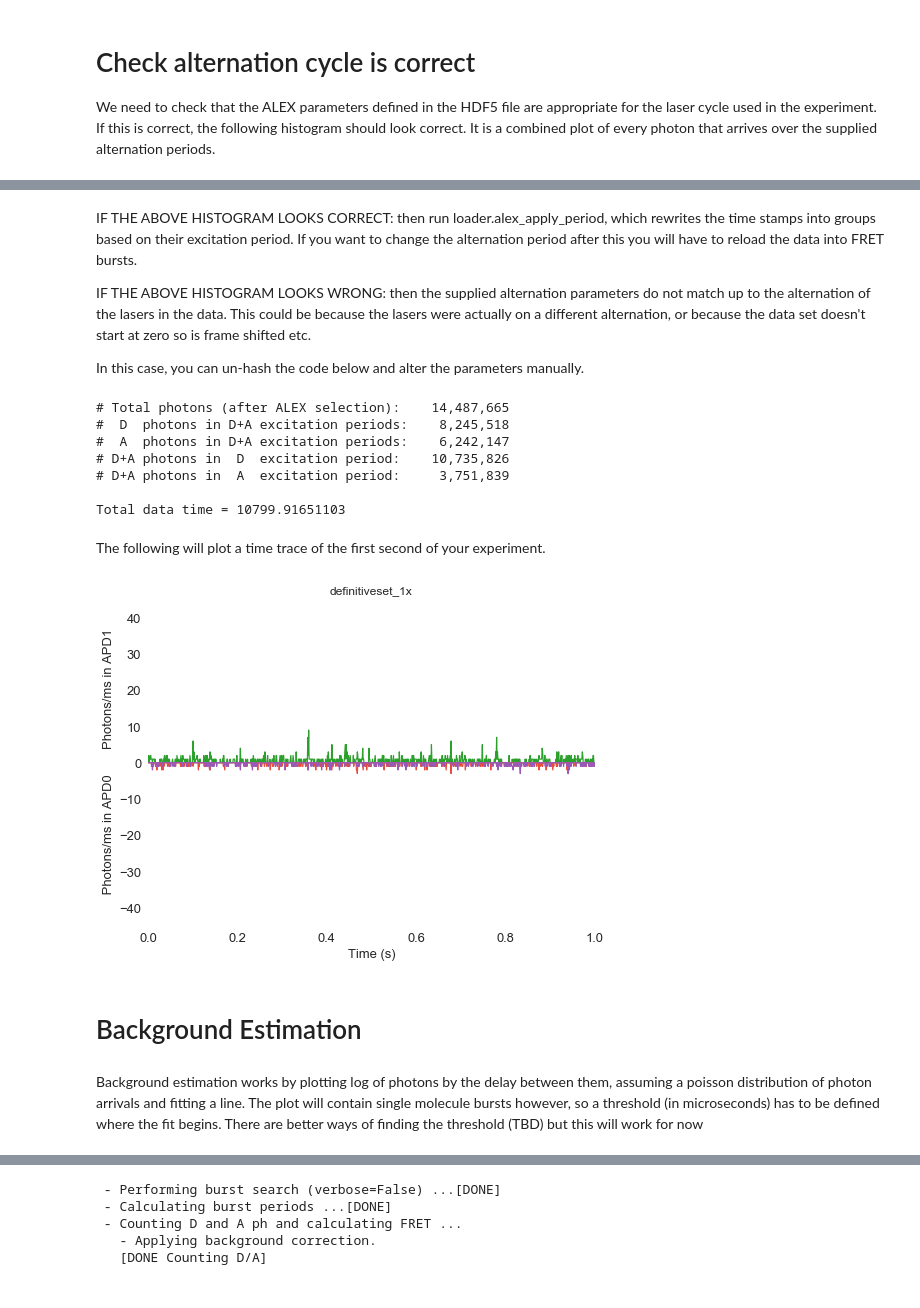
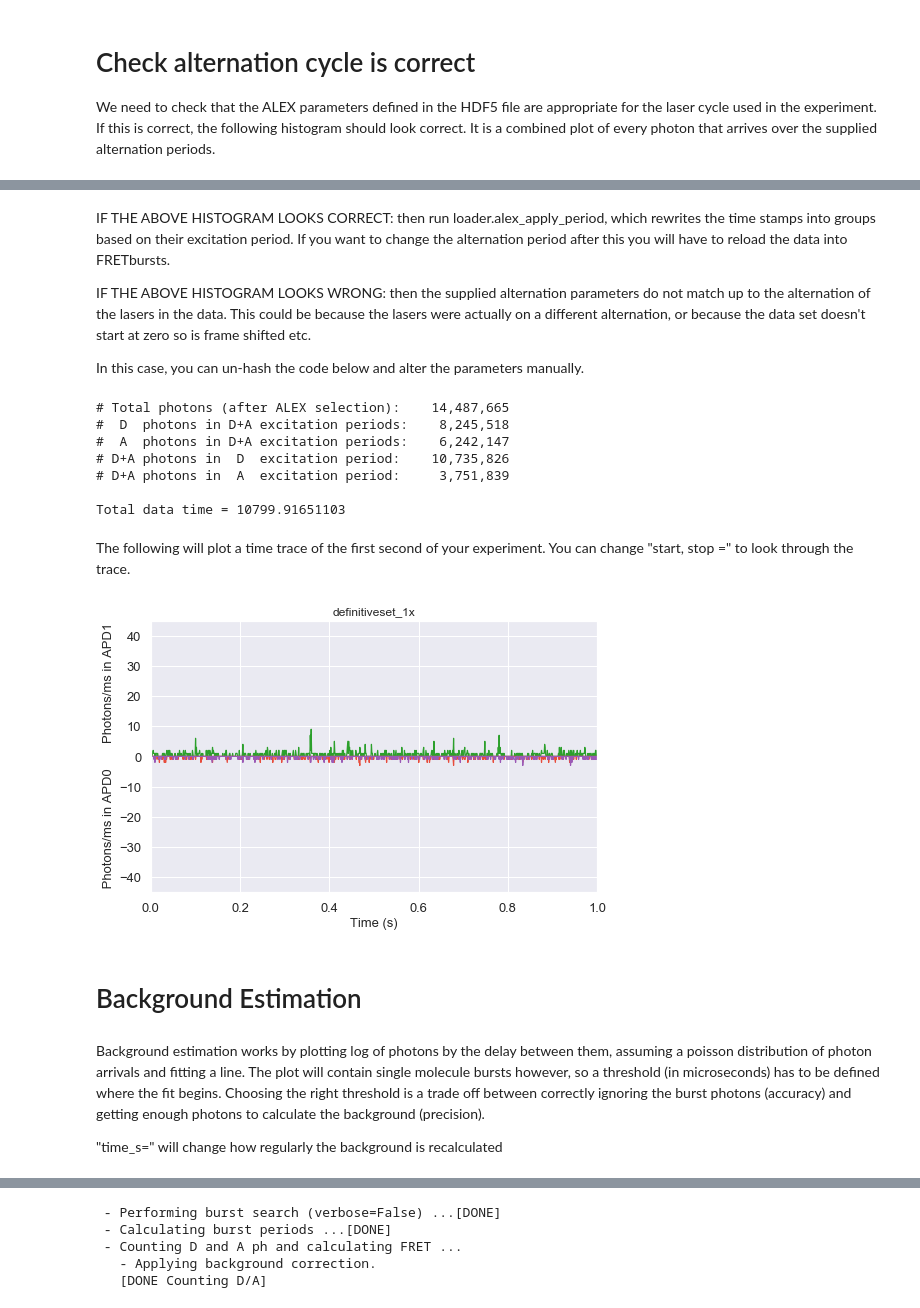
Before and after one commit to BenjaminAmbrose/smfBox, a Jupyter notebook: Jnotebooks/Correction Factor Finder Alpha-Delta.ipynb, the cells around one changed output, grey strips where cells are left out. Drawn from its saved outputs; the diff is of its cells as text; code cells hidden in the pictures.

```diff
--- a/Jnotebooks/Correction Factor Finder Alpha-Delta.ipynb
+++ b/Jnotebooks/Correction Factor Finder Alpha-Delta.ipynb
@@ -45,11 +41,3 @@ d.beta = 1.0
 # Check alternation cycle is correct
 
 We need to check that the ALEX parameters defined in the HDF5 file are appropriate for the laser cycle used in the experiment. If this is correct, the following histogram should look correct. It is a combined plot of every photon that arrives over the supplied alternation periods.
-# %%
-# Check alternation cycle is correct
-
-We need to check that the ALEX parameters defined in the HDF5 file are appropriate for the laser cycle used in the experiment. If this is correct, the following histogram should look correct. It is a combined plot of every photon that arrives over the supplied alternation periods. d.add(det_donor_accept = (0, 1),
-    alex_period = 10000,
-    offset = 0,
-    D_ON = (0, 4500),
-    A_ON = (5000, 9500))
@@ -62,5 +53,5 @@ bpl.plot_alternation_hist(d)
 # %% [markdown]
-IF THE ABOVE HISTOGRAM LOOKS CORRECT: then run loader.alex_apply_period, which rewrites the time stamps into groups based on their excitation period. If you want to change the alternation period after this you will have to reload the data into FRET bursts.
+IF THE ABOVE HISTOGRAM LOOKS CORRECT: then run loader.alex_apply_period, which rewrites the time stamps into groups based on their excitation period. If you want to change the alternation period after this you will have to reload the data into FRETbursts.
 
 IF THE ABOVE HISTOGRAM LOOKS WRONG: then the supplied alternation parameters do not match up to the alternation of the lasers in the data. This could be because the lasers were actually on a different alternation, or because the data set doesn't start at zero so is frame shifted etc.
 
@@ -84,19 +75,22 @@ print('Total data time = %s'%time)
 
 Total data time = 10799.91651103
 # %% [markdown]
-The following will plot a time trace of the first second of your experiment.
+The following will plot a time trace of the first second of your experiment. You can change "start, stop =" to look through the trace.
 # %%
-dplot(d, timetrace, binwidth=1e-3, tmin=0, tmax=15, figsize=(8,6))
-plt.xlim(0,1);
+start, stop = 0, 1
+dplot(d, timetrace, binwidth=1e-3, tmin=0, tmax=15, figsize=(8,5))
+plt.xlim(start, stop);
 plt.ylim(-45,45);
 
 plt.ylabel(" Photons/ms in APD0       Photons/ms in APD1");
 # %% [output]
-[figure, old version]
+[figure, new version]
 # %% [markdown]
 # Background Estimation
 # %% [markdown]
-Background estimation works by plotting log of photons by the delay between them, assuming a poisson distribution of photon arrivals and fitting a line. The plot will contain single molecule bursts however, so a threshold (in microseconds) has to be defined where the fit begins. There are better ways of finding the threshold (TBD) but this will work for now
+Background estimation works by plotting log of photons by the delay between them, assuming a poisson distribution of photon arrivals and fitting a line. The plot will contain single molecule bursts however, so a threshold (in microseconds) has to be defined where the fit begins. Choosing the right threshold is a trade off between correctly ignoring the burst photons (accuracy) and getting enough photons to calculate the background (precision).
+
+"time_s=" will change how regularly the background is recalculated
 # %%
 threshold = 1500
 d.calc_bg(bg.exp_fit, time_s=300, tail_min_us=(threshold))
```
Also changed, not shown: parts of 29 cells of this notebook, 10 other files.
